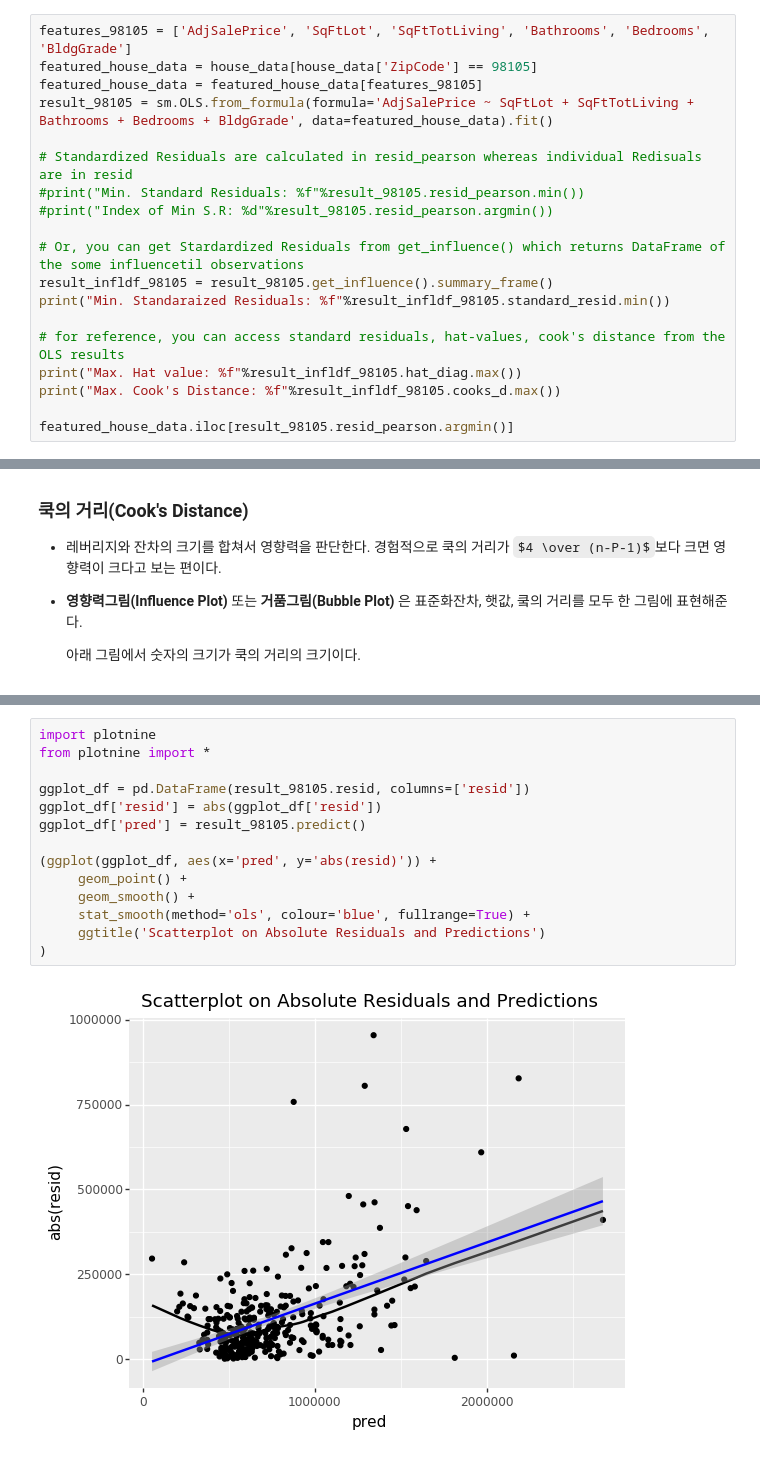
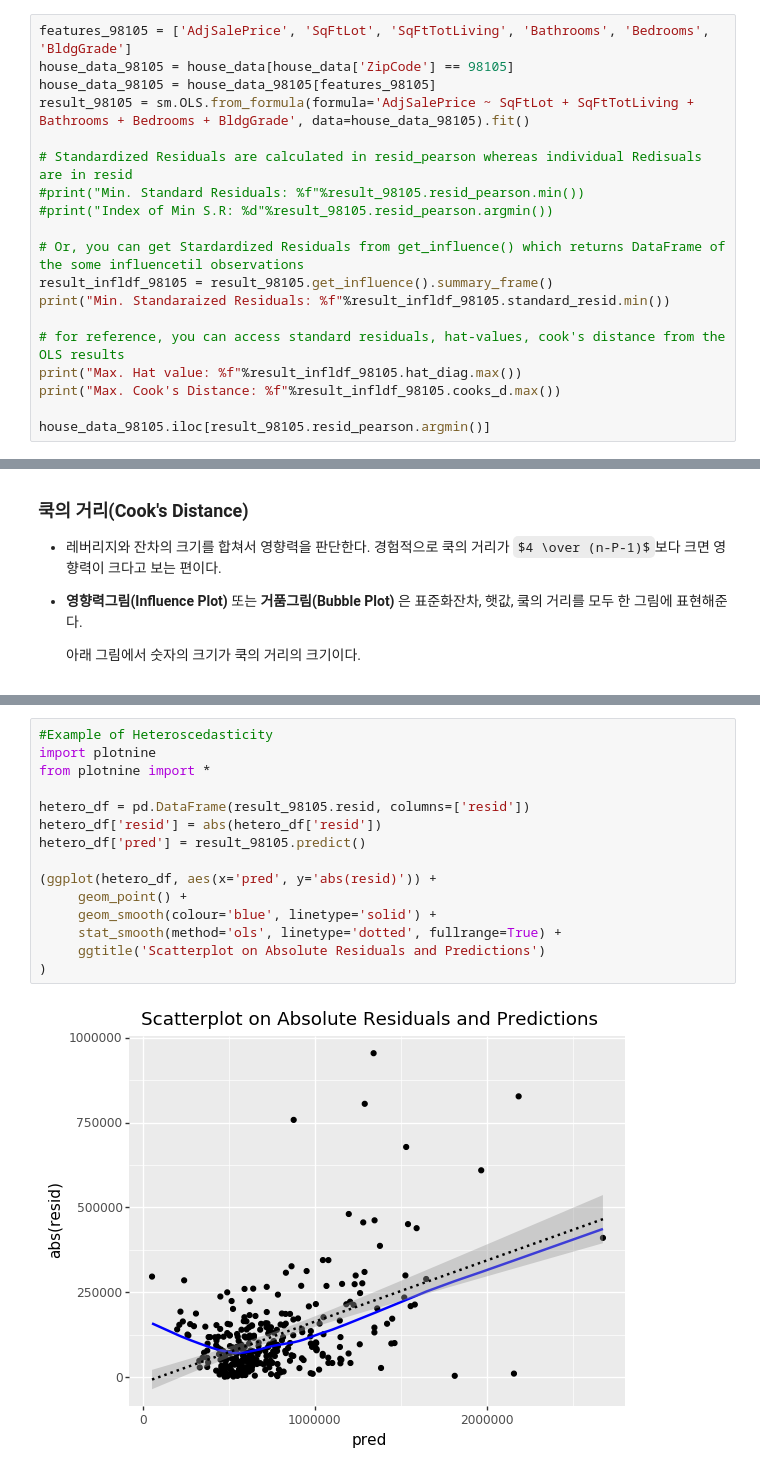
Before and after one commit to vanang/statistics-for-data-scientists-python, a Jupyter notebook: Notebooks/Chapter_4.ipynb, the cells around one changed output, grey strips where cells are left out. Drawn from its saved outputs; the diff is of its cells as text; some formulas as TeX source.

```diff
--- a/Notebooks/Chapter_4.ipynb
+++ b/Notebooks/Chapter_4.ipynb
@@ -632,9 +635,9 @@ SqFtTotLiving-ZipGroup5 : 2.238079e+02
 * 아래 예제는 킹카운티 주택매매 데이터에서 우편번호가 98105인 지역의 데이터로 회귀모델을 구해본 것 이다.
 # %%
 features_98105 = ['AdjSalePrice', 'SqFtLot', 'SqFtTotLiving', 'Bathrooms', 'Bedrooms', 'BldgGrade']
-featured_house_data = house_data[house_data['ZipCode'] == 98105]
-featured_house_data = featured_house_data[features_98105]
-result_98105 = sm.OLS.from_formula(formula='AdjSalePrice ~ SqFtLot + SqFtTotLiving + Bathrooms + Bedrooms + BldgGrade', data=featured_house_data).fit()
+house_data_98105 = house_data[house_data['ZipCode'] == 98105]
+house_data_98105 = house_data_98105[features_98105]
+result_98105 = sm.OLS.from_formula(formula='AdjSalePrice ~ SqFtLot + SqFtTotLiving + Bathrooms + Bedrooms + BldgGrade', data=house_data_98105).fit()
 
 # Standardized Residuals are calculated in resid_pearson whereas individual Redisuals are in resid
 #print("Min. Standard Residuals: %f"%result_98105.resid_pearson.min())
@@ -648,7 +651,7 @@ print("Min. Standaraized Residuals: %f"%result_infldf_98105.standard_resid.min()
 print("Max. Hat value: %f"%result_infldf_98105.hat_diag.max())
 print("Max. Cook's Distance: %f"%result_infldf_98105.cooks_d.max())
 
-featured_house_data.iloc[result_98105.resid_pearson.argmin()]
+house_data_98105.iloc[result_98105.resid_pearson.argmin()]
 # %% [output]
 Min. Standaraized Residuals: -4.326732
 Max. Hat value: 0.269738
@@ -726,16 +733,17 @@ plt.show()
 # %%
+#Example of Heteroscedasticity
 import plotnine
 from plotnine import *
 
-ggplot_df = pd.DataFrame(result_98105.resid, columns=['resid'])
-ggplot_df['resid'] = abs(ggplot_df['resid'])
-ggplot_df['pred'] = result_98105.predict()
+hetero_df = pd.DataFrame(result_98105.resid, columns=['resid'])
+hetero_df['resid'] = abs(hetero_df['resid'])
+hetero_df['pred'] = result_98105.predict()
 
-(ggplot(ggplot_df, aes(x='pred', y='abs(resid)')) +
+(ggplot(hetero_df, aes(x='pred', y='abs(resid)')) +
      geom_point() +
-     geom_smooth() +
-     stat_smooth(method='ols', colour='blue', fullrange=True) +
+     geom_smooth(colour='blue', linetype='solid') +
+     stat_smooth(method='ols', linetype='dotted', fullrange=True) +
      ggtitle('Scatterplot on Absolute Residuals and Predictions')
 )
 # %% [output]
-[figure, old version]
+[figure, new version]
```
Also changed, not shown: parts of 13 cells of this notebook.
